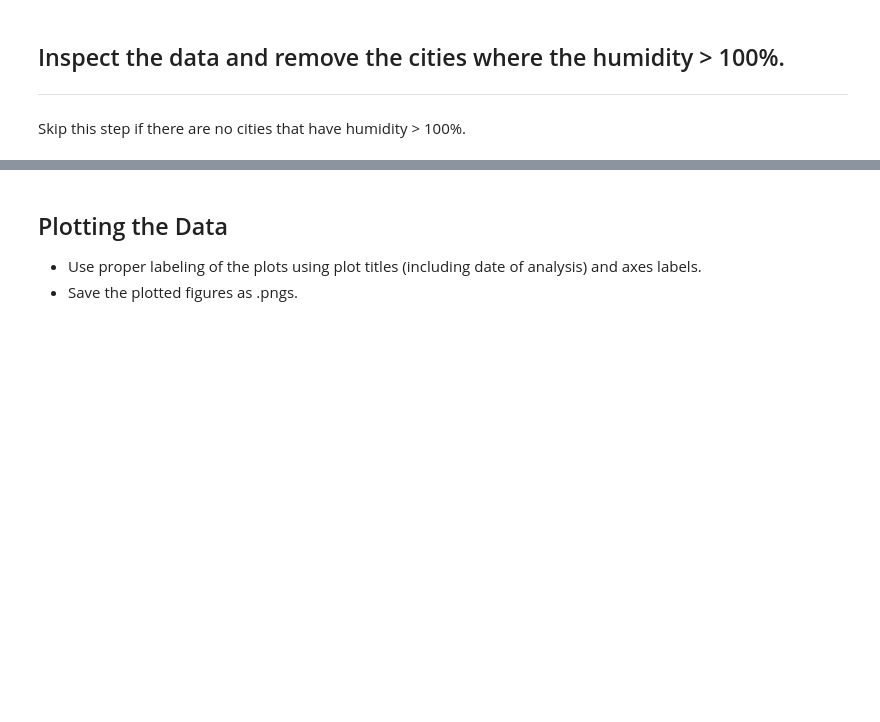
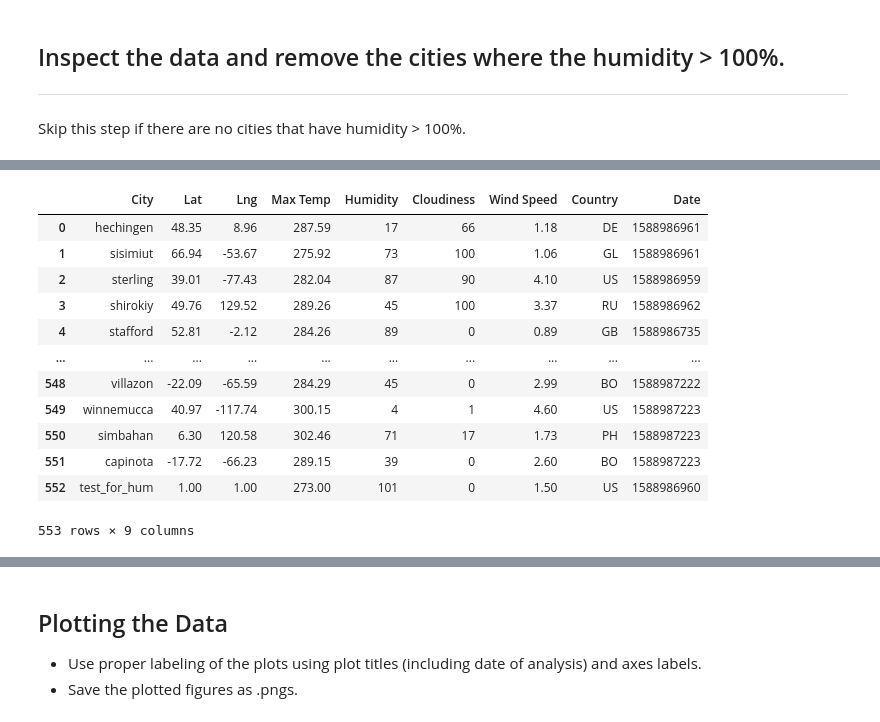
Before and after one commit to wetseng/weather-vacation-api, a Jupyter notebook: WeatherPy.ipynb, the cells around one changed output, grey strips where cells are left out. Drawn from its saved outputs; the diff is of its cells as text; code cells hidden in the pictures; blank space fills up the shorter version.

```diff
--- a/WeatherPy.ipynb
+++ b/WeatherPy.ipynb
@@ -155,2 +164,30 @@ weather_df.describe()
+# %%
+# Create test dataframe for the humidity test since there is no humidity > 100% in the original data
+weather_test_df = weather_df.copy()
+# Append the test point into the weather_test_df
+weather_test_df = weather_test_df.append({'City':'test_for_hum',
+                        'Lat' : 1.0,
+                        'Lng' : 1.0,
+                        'Max Temp' : 273,
+                        'Humidity' : 101,
+                        'Cloudiness' : 0,
+                        'Wind Speed' : 1.5,
+                        'Country' : 'US',
+                        'Date' : 1588986960}, ignore_index=True)
+weather_test_df
+# %% [output]
+|  | City | Lat | Lng | Max Temp | Humidity | Cloudiness | Wind Speed | Country | Date |
+| 0 | hechingen | 48.35 | 8.96 | 287.59 | 17 | 66 | 1.18 | DE | 1588986961 |
+| 1 | sisimiut | 66.94 | -53.67 | 275.92 | 73 | 100 | 1.06 | GL | 1588986961 |
+| 2 | sterling | 39.01 | -77.43 | 282.04 | 87 | 90 | 4.10 | US | 1588986959 |
+| 3 | shirokiy | 49.76 | 129.52 | 289.26 | 45 | 100 | 3.37 | RU | 1588986962 |
+| 4 | stafford | 52.81 | -2.12 | 284.26 | 89 | 0 | 0.89 | GB | 1588986735 |
+| ... | ... | ... | ... | ... | ... | ... | ... | ... | ... |
+| 548 | villazon | -22.09 | -65.59 | 284.29 | 45 | 0 | 2.99 | BO | 1588987222 |
+| 549 | winnemucca | 40.97 | -117.74 | 300.15 | 4 | 1 | 4.60 | US | 1588987223 |
+| 550 | simbahan | 6.30 | 120.58 | 302.46 | 71 | 17 | 1.73 | PH | 1588987223 |
+| 551 | capinota | -17.72 | -66.23 | 289.15 | 39 | 0 | 2.60 | BO | 1588987223 |
+| 552 | test_for_hum | 1.00 | 1.00 | 273.00 | 101 | 0 | 1.50 | US | 1588986960 |
+553 rows × 9 columns
 # %%
 #  Get the indices of cities that have humidity over 100%.
```
Also changed, not shown: parts of 29 cells of this notebook, 1 other file.
